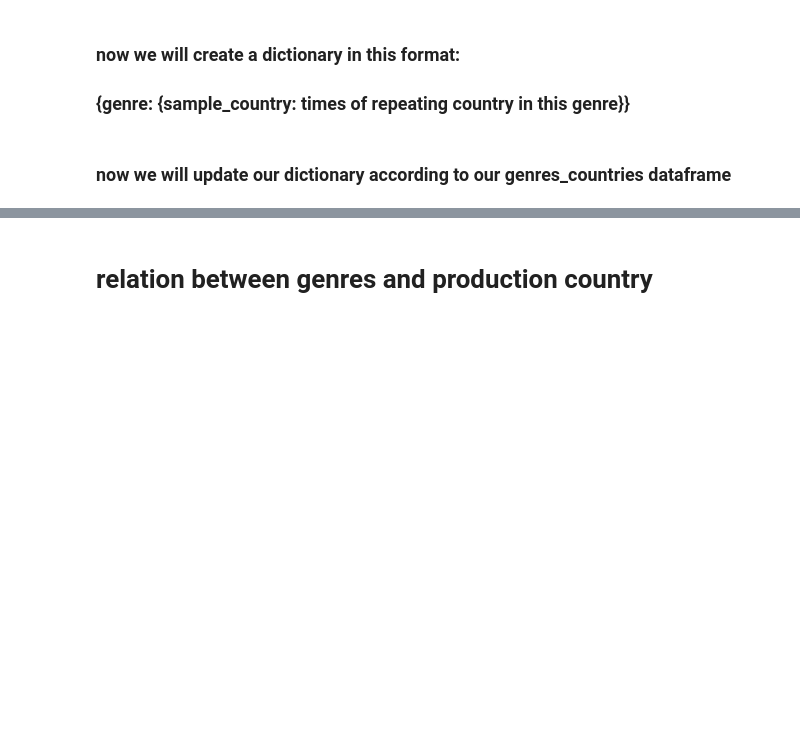
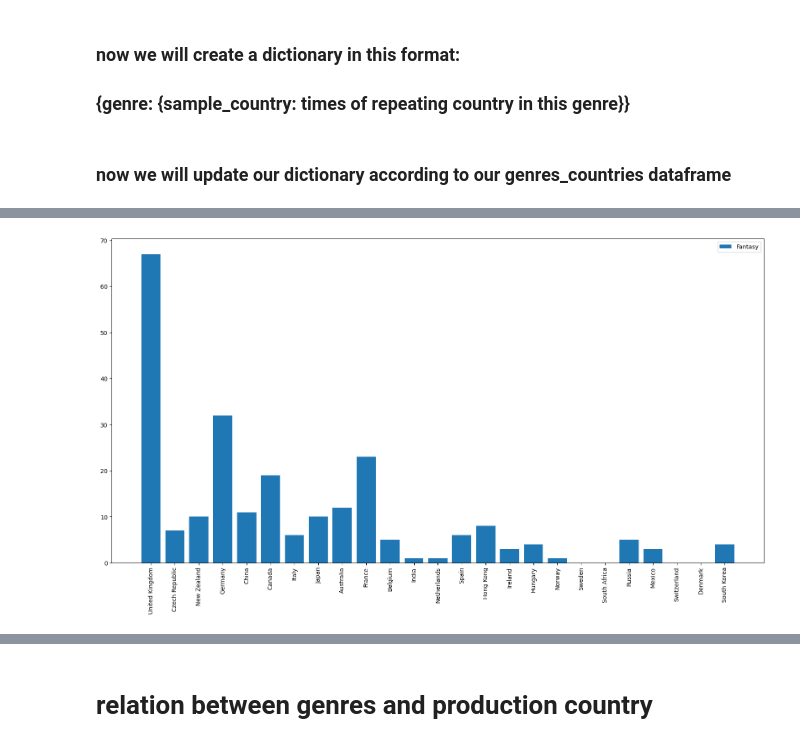
Before and after one commit to saeedshiranii/Data_Analysis, a Jupyter notebook: Movie recomendation/movie_recomendation.ipynb, the cells around one changed output, grey strips where cells are left out. Cells and saved outputs as stored; diff of their text form; code cells hidden in the pictures; blank space fills up the shorter version.

Commit message:
chart of genres vs countries added.

```diff
--- a/Movie recomendation/movie_recomendation.ipynb
+++ b/Movie recomendation/movie_recomendation.ipynb
@@ -214,4 +218,4 @@ def update_genre_dict(given_genre):
 for genre in unique_genres:
     update_genre_dict(genre) # this loop will updata all values of main_dict
 # %%
-genres_vs_countries pd.DataFrame.from_dict(main_dict, orient="index")
+genres_vs_countries = pd.DataFrame.from_dict(main_dict) # orient="index"
@@ -237,2 +227,3 @@ genres_vs_countries pd.DataFrame.from_dict(main_dict, orient="index")
 # %%
-main_dict
+shot_data = genres_vs_countries.loc[(genres_vs_countries.sum(axis=1) < 30) | (genres_vs_countries.sum(axis=1) > 5000) ]
+shot_data_row_lable = shot_data.index
@@ -258,0 +230,2 @@ main_dict
+# %%
+valid_countries = genres_vs_countries.drop(genres_vs_countries[genres_vs_countries.index.isin(shot_data_row_lable)].index)
@@ -258,0 +271,17 @@ main_dict
+# %%
+plt.figure(figsize=(20,10))
+
+# plt.bar(valid_countries.index, valid_countries["Drama"], label="Drama")
+plt.bar(valid_countries.index, valid_countries["Fantasy"], label="Fantasy")
+# plt.bar(valid_countries.index, valid_countries["Action"], label="Action")
+# plt.bar(valid_countries.index, valid_countries["Adventure"], label="Adventure")
+# plt.bar(valid_countries.index, valid_countries["Comedy"], label="Comedy")
+# plt.bar(valid_countries.index, valid_countries["War"], label="War")
+# plt.bar(valid_countries.index, valid_countries["Romance"], label="Romance")
+
+
+plt.legend()
+plt.xticks(rotation=90)
+plt.show()
+# %% [output]
+[figure, added]
```
Also changed, not shown: parts of 14 cells of this notebook.
